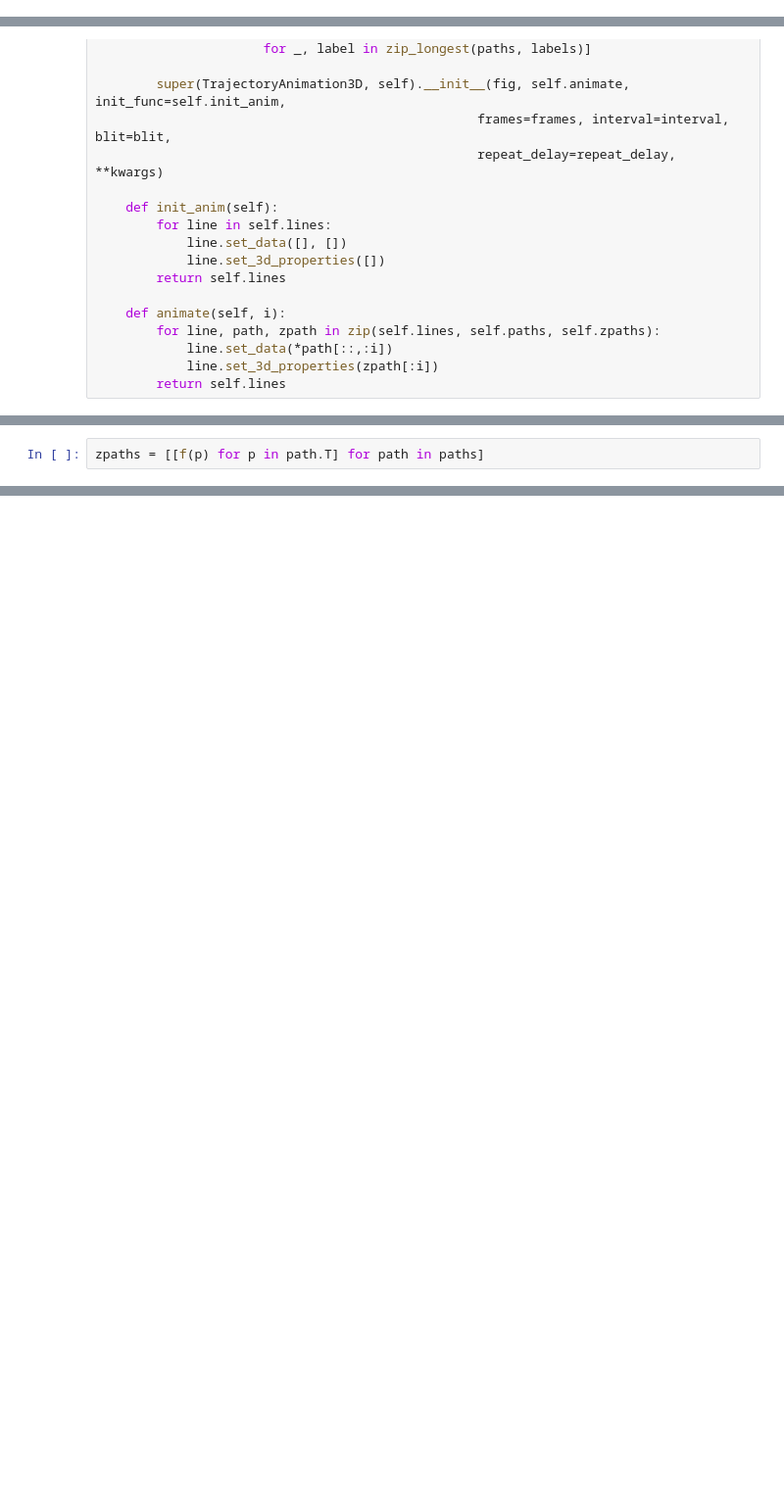
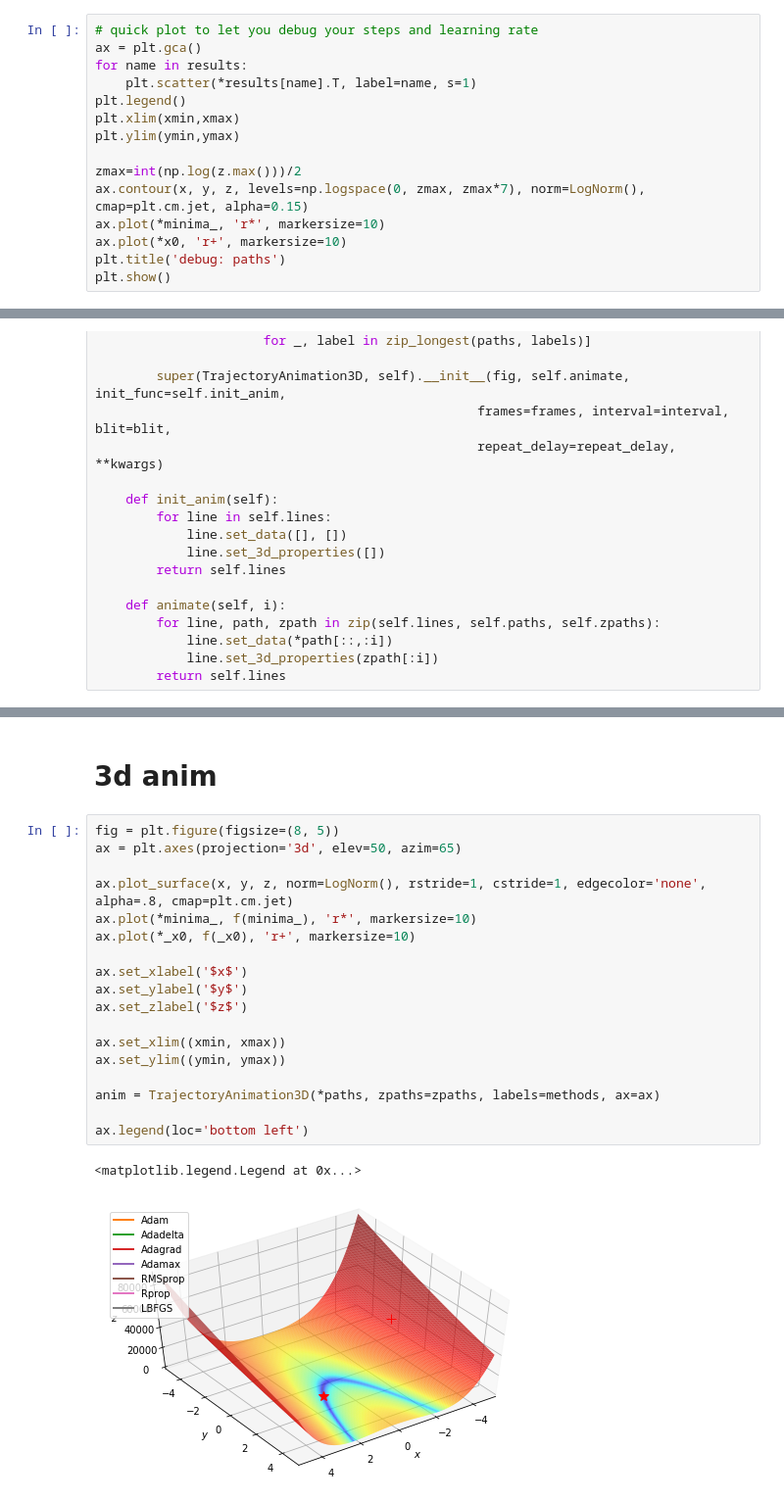
Before and after one commit to wassname/viz_torch_optim, a Jupyter notebook: main.ipynb, the cells around one changed output, grey strips where cells are left out. Shown: that part at 98% size. Saved outputs shown, nothing was run; the diff lists cells and outputs as text; blank space fills up the shorter version.

```diff
--- a/main.ipynb
+++ b/main.ipynb
@@ -183,0 +196,15 @@ plt.legend()
+# %%
+# quick plot to let you debug your steps and learning rate
+ax = plt.gca()
+for name in results:
+    plt.scatter(*results[name].T, label=name, s=1)
+plt.legend()
+plt.xlim(xmin,xmax)
+plt.ylim(ymin,ymax)
+
+zmax=int(np.log(z.max()))/2
+ax.contour(x, y, z, levels=np.logspace(0, zmax, zmax*7), norm=LogNorm(), cmap=plt.cm.jet, alpha=0.15)
+ax.plot(*minima_, 'r*', markersize=10)
+ax.plot(*x0, 'r+', markersize=10)
+plt.title('debug: paths')
+plt.show()
@@ -275,2 +322,0 @@ paths[0].shape
-# %%
-zpaths = [[f(p) for p in path.T] for path in paths]
@@ -295,2 +363,25 @@ ax.legend(loc='upper left')
+# %% [markdown]
+# 3d anim
+# %%
+fig = plt.figure(figsize=(8, 5))
+ax = plt.axes(projection='3d', elev=50, azim=65)
+
+ax.plot_surface(x, y, z, norm=LogNorm(), rstride=1, cstride=1, edgecolor='none', alpha=.8, cmap=plt.cm.jet)
+ax.plot(*minima_, f(minima_), 'r*', markersize=10)
+ax.plot(*_x0, f(_x0), 'r+', markersize=10)
+
+ax.set_xlabel('$x$')
+ax.set_ylabel('$y$')
+ax.set_zlabel('$z$')
+
+ax.set_xlim((xmin, xmax))
+ax.set_ylim((ymin, ymax))
+
+anim = TrajectoryAnimation3D(*paths, zpaths=zpaths, labels=methods, ax=ax)
+
+ax.legend(loc='bottom left')
+# %% [output]
+<matplotlib.legend.Legend at 0x...>
+[figure, added]
 # %%
 # anim.to_html5_video()
```
Also changed, not shown: parts of 45 cells of this notebook.
